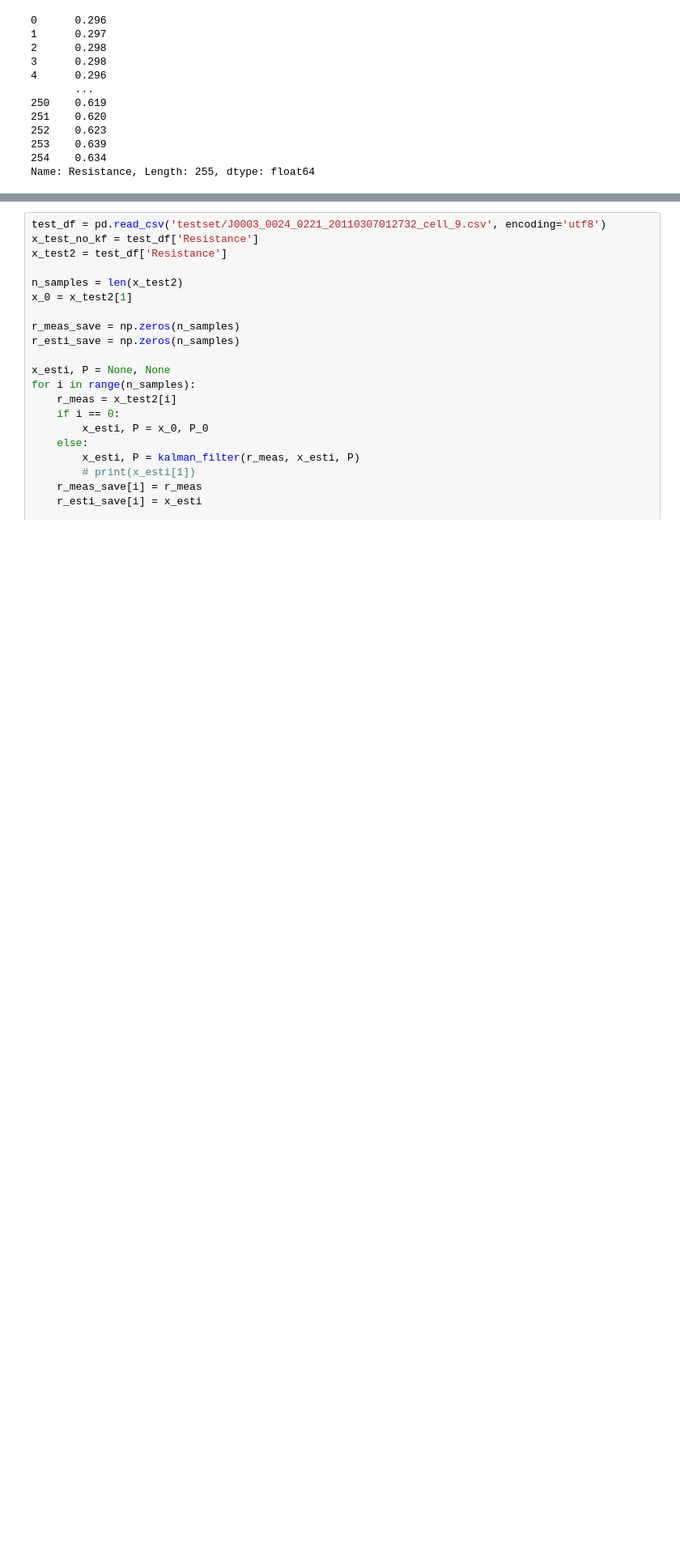
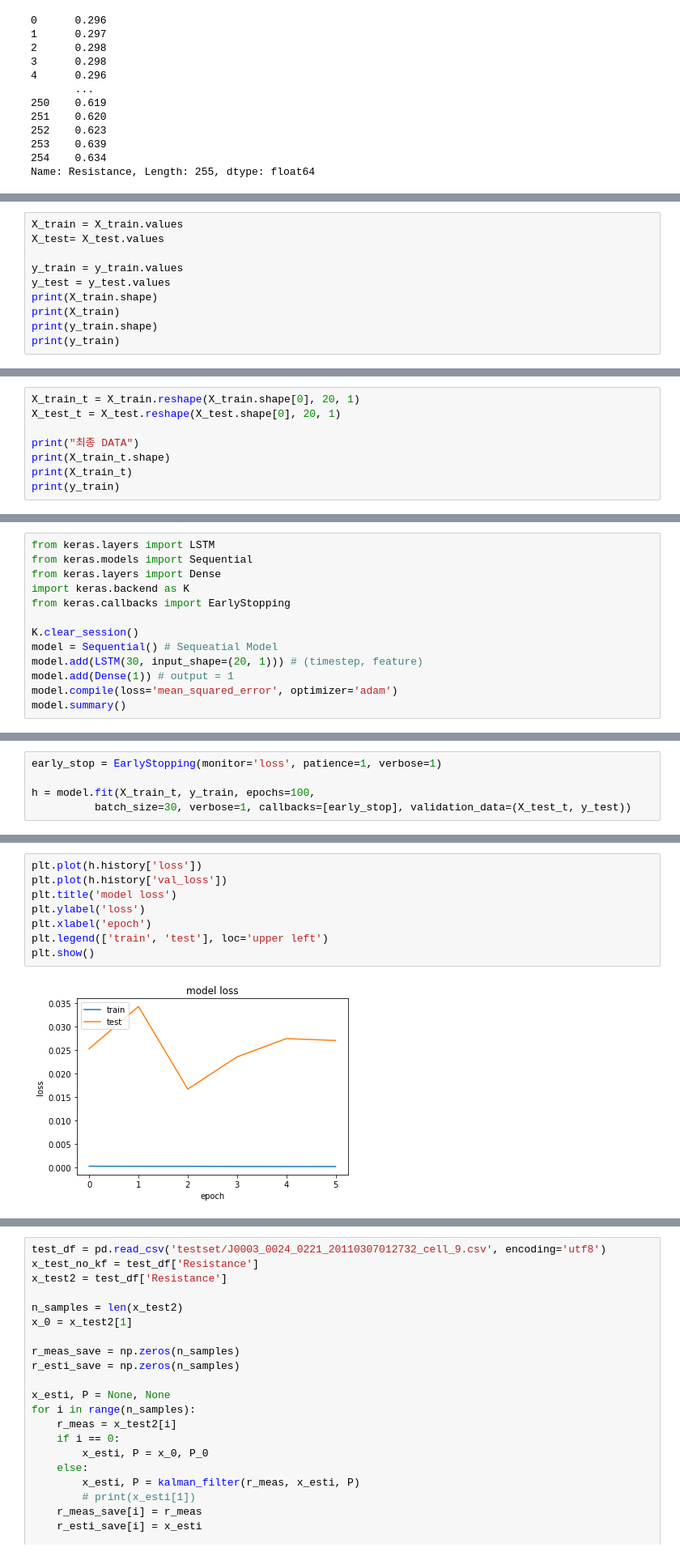
Before and after one commit to robertchoi/BatteryDatasetImplementation, a Jupyter notebook: robert/1.ipynb, the cells around one changed output, grey strips where cells are left out. Shown: that part at 81% size. Drawn from its saved outputs; the diff is of its cells as text; blank space fills up the shorter version.

```diff
--- a/robert/1.ipynb
+++ b/robert/1.ipynb
@@ -448,0 +171,10 @@ num 19 393.0097281702698 actual 0.6762402088772845 prediction 3.33393
+# %%
+X_train = X_train.values
+X_test= X_test.values
+
+y_train = y_train.values
+y_test = y_test.values
+print(X_train.shape)
+print(X_train)
+print(y_train.shape)
+print(y_train)
@@ -448,0 +199,8 @@ num 19 393.0097281702698 actual 0.6762402088772845 prediction 3.33393
+# %%
+X_train_t = X_train.reshape(X_train.shape[0], 20, 1)
+X_test_t = X_test.reshape(X_test.shape[0], 20, 1)
+
+print("최종 DATA")
+print(X_train_t.shape)
+print(X_train_t)
+print(y_train)
@@ -448,0 +225,13 @@ num 19 393.0097281702698 actual 0.6762402088772845 prediction 3.33393
+# %%
+from keras.layers import LSTM
+from keras.models import Sequential
+from keras.layers import Dense
+import keras.backend as K
+from keras.callbacks import EarlyStopping
+
+K.clear_session()
+model = Sequential() # Sequeatial Model
+model.add(LSTM(30, input_shape=(20, 1))) # (timestep, feature)
+model.add(Dense(1)) # output = 1
+model.compile(loss='mean_squared_error', optimizer='adam')
+model.summary()
@@ -448,0 +251,5 @@ num 19 393.0097281702698 actual 0.6762402088772845 prediction 3.33393
+# %%
+early_stop = EarlyStopping(monitor='loss', patience=1, verbose=1)
+
+h = model.fit(X_train_t, y_train, epochs=100,
+          batch_size=30, verbose=1, callbacks=[early_stop], validation_data=(X_test_t, y_test))
@@ -448,0 +275,10 @@ num 19 393.0097281702698 actual 0.6762402088772845 prediction 3.33393
+# %%
+plt.plot(h.history['loss'])
+plt.plot(h.history['val_loss'])
+plt.title('model loss')
+plt.ylabel('loss')
+plt.xlabel('epoch')
+plt.legend(['train', 'test'], loc='upper left')
+plt.show()
+# %% [output]
+[figure, added]
```
Also changed, not shown: parts of 40 cells of this notebook.
